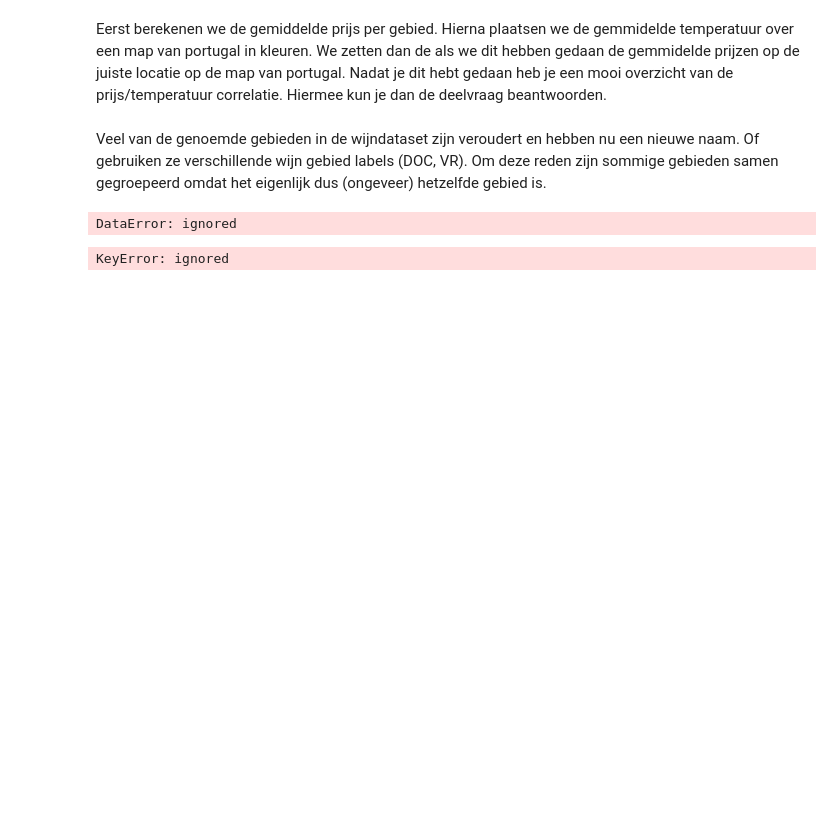
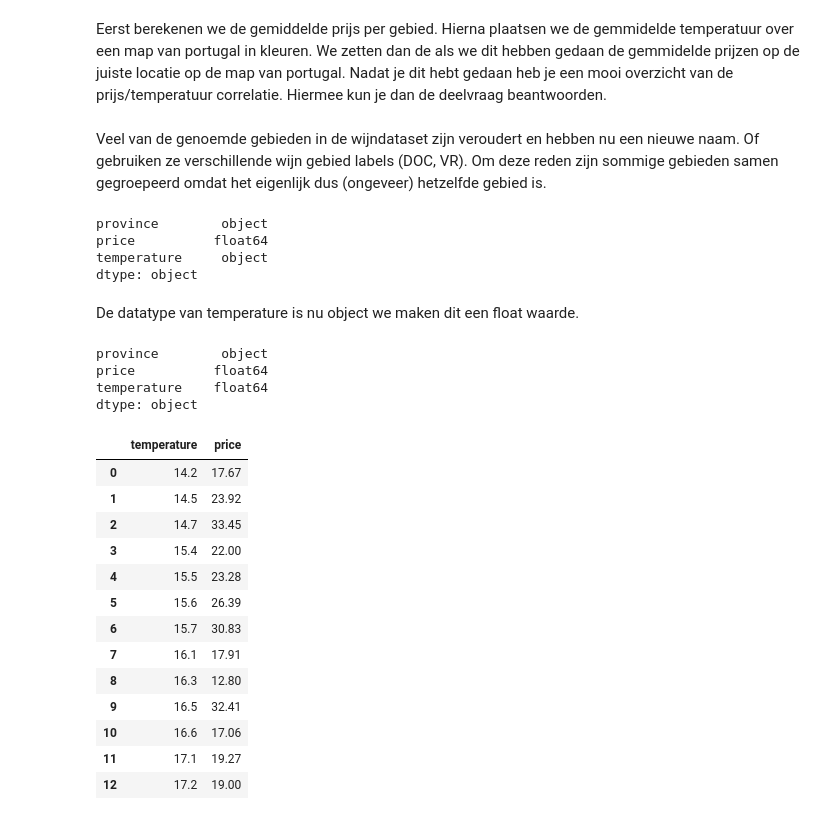
Before and after one commit to TijsS/jupyterNotebook, a Jupyter notebook: Copy_of_WijnOnderzoek.ipynb, the cells around one changed output. Drawn from its saved outputs; the diff is of its cells as text; code cells hidden in the pictures; blank space fills up the shorter version.

```diff
--- a/Copy_of_WijnOnderzoek.ipynb
+++ b/Copy_of_WijnOnderzoek.ipynb
@@ -246,23 +274,15 @@ Eerst berekenen we de gemiddelde prijs per gebied. Hierna plaatsen we de gemmide
 Veel van de genoemde gebieden in de wijndataset zijn veroudert en hebben nu een nieuwe naam. Of gebruiken ze verschillende wijn gebied labels (DOC, VR). Om deze reden zijn sommige gebieden samen gegroepeerd omdat het eigenlijk dus (ongeveer) hetzelfde gebied is.
 # %%
 #groepeer Alentejano en Alentejo door de provincie Alentejano te veranderen naar Alentejo
-dfD4.loc[dfD4['province'] == 'Alentejano'] = 'Alentejo'
+dfD4.loc[dfD4.province == 'Alentejano', 'province'] = "Alentejo"
 #Hier doen we hetzelfde voor andere provincies
-dfD4.loc[dfD4['province'] == 'Dão'] = 'Terras do Dão'
-dfD4.loc[dfD4['province'] == 'Bairrada'] = 'Beira Atlantico'
-dfD4.loc[dfD4['province'] == 'Douro'] = 'Duriense'
-dfD4.loc[dfD4['province'] == 'Estremadura'] = 'Lisboa'
-dfD4.loc[dfD4['province'] == 'Ribatejano'] = 'Tejo'
-dfD4.loc[dfD4['province'] == 'Ribatejo'] = 'Tejo'
-dfD4.loc[dfD4['province'] == 'tejo'] = 'Tejo'
-dfD4.loc[dfD4['province'] == 'Península de Setúbal'] = 'Setubal'
-dfD4.loc[dfD4['province'] == 'Algarve'] = 'faro'
-dfD4.province.value_counts()
-dfD4.groupby(['province']).mean()
+dfD4.loc[dfD4.province == 'Dão', 'province'] = "Terras do Dão"
+dfD4.loc[dfD4.province == 'Bairrada', 'province'] = "Beira Atlantico"
+dfD4.loc[dfD4.province == 'Douro', 'province'] = "Duriense"
+dfD4.loc[dfD4.province == 'Estremadura', 'province'] = "Lisboa"
+dfD4.loc[dfD4.province == 'Ribatejano', 'province'] = "Tejo"
+dfD4.loc[dfD4.province == 'Ribatejo', 'province'] = "Tejo"
+dfD4.loc[dfD4.province == 'tejo', 'province'] = "Tejo"
+dfD4.loc[dfD4.province == 'Península de Setúbal', 'province'] = "Setubal"
+dfD4.loc[dfD4.province == 'Terras do Sado', 'province'] = "Setubal"
+dfD4.loc[dfD4.province == 'Algarve', 'province'] = "faro"
-# %% [output]
-DataError: ignored
-# %%
-dfD4['temperature'] = 0
-dfD4['temperature'].loc[dfD4['province'] == 'Alenquer'] = Tempdf[['temp']].loc[Tempdf['province'] == 'Alenquer']
-# %% [output]
-KeyError: ignored
@@ -268,0 +307,37 @@ KeyError: ignored
+# %%
+dfD4.dtypes
+# %% [output]
+province        object
+price          float64
+temperature     object
+dtype: object
+# %% [markdown]
+De datatype van temperature is nu object we maken dit een float waarde.
+# %%
+dfD4['temperature'] = dfD4['temperature'].astype(float)
+dfD4.dtypes
+# %% [output]
+province        object
+price          float64
+temperature    float64
+dtype: object
+# %%
+#hier is de gemiddelde prijs per temperatuur berekend en afgerond op 2 decimalen.
+dfD4TempPrice = dfD4.groupby(['temperature']).mean().round(2)
+dfD4TempPrice = dfD4TempPrice.reset_index()
+dfD4TempPrice
+# %% [output]
+|  | temperature | price |
+| 0 | 14.2 | 17.67 |
+| 1 | 14.5 | 23.92 |
+| 2 | 14.7 | 33.45 |
+| 3 | 15.4 | 22.00 |
+| 4 | 15.5 | 23.28 |
+| 5 | 15.6 | 26.39 |
+| 6 | 15.7 | 30.83 |
+| 7 | 16.1 | 17.91 |
+| 8 | 16.3 | 12.80 |
+| 9 | 16.5 | 32.41 |
+| 10 | 16.6 | 17.06 |
+| 11 | 17.1 | 19.27 |
+| 12 | 17.2 | 19.00 |
```
Also changed, not shown: parts of 8 cells of this notebook.
